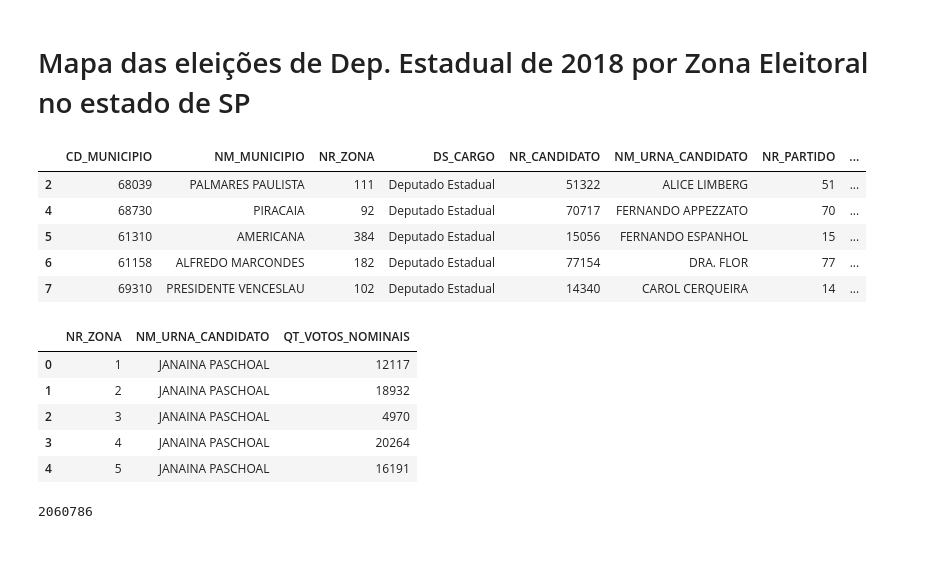
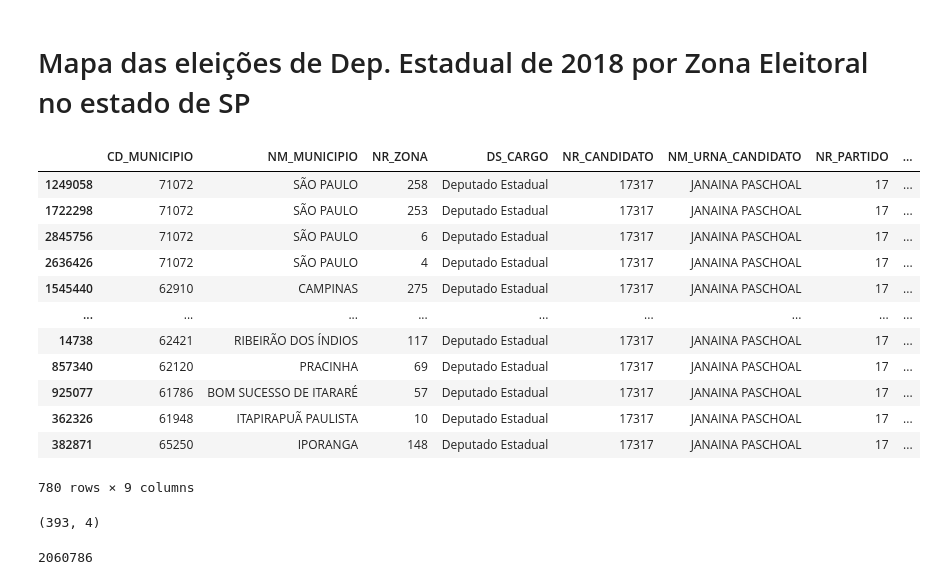
Before and after one commit to gchinellato/Mapa-SP-Eleicao-2018, a Jupyter notebook: Mapa-Eleição-2018-Estado-SP.ipynb, the cells around one changed output. Saved outputs shown, nothing was run; the diff lists cells and outputs as text; code cells hidden in the pictures; blank space fills up the shorter version.

```diff
--- a/Mapa-Eleição-2018-Estado-SP.ipynb
+++ b/Mapa-Eleição-2018-Estado-SP.ipynb
@@ -51,29 +50,30 @@ for chunk in df_chunk:
 
 # concat the list into dataframe
 df_concat = pd.concat(chunk_list)
-# %%
-df_concat.head()
-# %% [output]
-|  | CD_MUNICIPIO | NM_MUNICIPIO | NR_ZONA | DS_CARGO | NR_CANDIDATO | NM_URNA_CANDIDATO | NR_PARTIDO | ... |
-| 2 | 68039 | PALMARES PAULISTA | 111 | Deputado Estadual | 51322 | ALICE LIMBERG | 51 | ... |
-| 4 | 68730 | PIRACAIA | 92 | Deputado Estadual | 70717 | FERNANDO APPEZZATO | 70 | ... |
-| 5 | 61310 | AMERICANA | 384 | Deputado Estadual | 15056 | FERNANDO ESPANHOL | 15 | ... |
-| 6 | 61158 | ALFREDO MARCONDES | 182 | Deputado Estadual | 77154 | DRA. FLOR | 77 | ... |
-| 7 | 69310 | PRESIDENTE VENCESLAU | 102 | Deputado Estadual | 14340 | CAROL CERQUEIRA | 14 | ... |
 # %%
 # Filtering candidate number
+NR_CANDIDATO = 17317
 df_candidato = df_concat[df_concat['NR_CANDIDATO'] == NR_CANDIDATO]
+df_candidato.sort_values('QT_VOTOS_NOMINAIS', ascending=False)
+# %% [output]
+|  | CD_MUNICIPIO | NM_MUNICIPIO | NR_ZONA | DS_CARGO | NR_CANDIDATO | NM_URNA_CANDIDATO | NR_PARTIDO | ... |
+| 1249058 | 71072 | SÃO PAULO | 258 | Deputado Estadual | 17317 | JANAINA PASCHOAL | 17 | ... |
+| 1722298 | 71072 | SÃO PAULO | 253 | Deputado Estadual | 17317 | JANAINA PASCHOAL | 17 | ... |
+| 2845756 | 71072 | SÃO PAULO | 6 | Deputado Estadual | 17317 | JANAINA PASCHOAL | 17 | ... |
+| 2636426 | 71072 | SÃO PAULO | 4 | Deputado Estadual | 17317 | JANAINA PASCHOAL | 17 | ... |
+| 1545440 | 62910 | CAMPINAS | 275 | Deputado Estadual | 17317 | JANAINA PASCHOAL | 17 | ... |
+| ... | ... | ... | ... | ... | ... | ... | ... | ... |
+| 14738 | 62421 | RIBEIRÃO DOS ÍNDIOS | 117 | Deputado Estadual | 17317 | JANAINA PASCHOAL | 17 | ... |
+| 857340 | 62120 | PRACINHA | 69 | Deputado Estadual | 17317 | JANAINA PASCHOAL | 17 | ... |
+| 925077 | 61786 | BOM SUCESSO DE ITARARÉ | 57 | Deputado Estadual | 17317 | JANAINA PASCHOAL | 17 | ... |
+| 362326 | 61948 | ITAPIRAPUÃ PAULISTA | 10 | Deputado Estadual | 17317 | JANAINA PASCHOAL | 17 | ... |
+| 382871 | 65250 | IPORANGA | 148 | Deputado Estadual | 17317 | JANAINA PASCHOAL | 17 | ... |
+780 rows × 9 columns
 # %%
-df_zona = df_candidato.groupby(['NR_ZONA', 'NM_URNA_CANDIDATO'])['QT_VOTOS_NOMINAIS'].sum().reset_index()
+df_zona = df_candidato.groupby(['NR_ZONA', 'NM_URNA_CANDIDATO', 'SG_PARTIDO'])['QT_VOTOS_NOMINAIS'].sum().reset_index()
+df_zona.shape
+# %% [output]
+(393, 4)
-# %%
-df_zona.head()
-# %% [output]
-|  | NR_ZONA | NM_URNA_CANDIDATO | QT_VOTOS_NOMINAIS |
-| 0 | 1 | JANAINA PASCHOAL | 12117 |
-| 1 | 2 | JANAINA PASCHOAL | 18932 |
-| 2 | 3 | JANAINA PASCHOAL | 4970 |
-| 3 | 4 | JANAINA PASCHOAL | 20264 |
-| 4 | 5 | JANAINA PASCHOAL | 16191 |
 # %%
 # Total candidate votes
 df_zona['QT_VOTOS_NOMINAIS'].sum()
```
Also changed, not shown: parts of 13 cells of this notebook, 7 other files.
